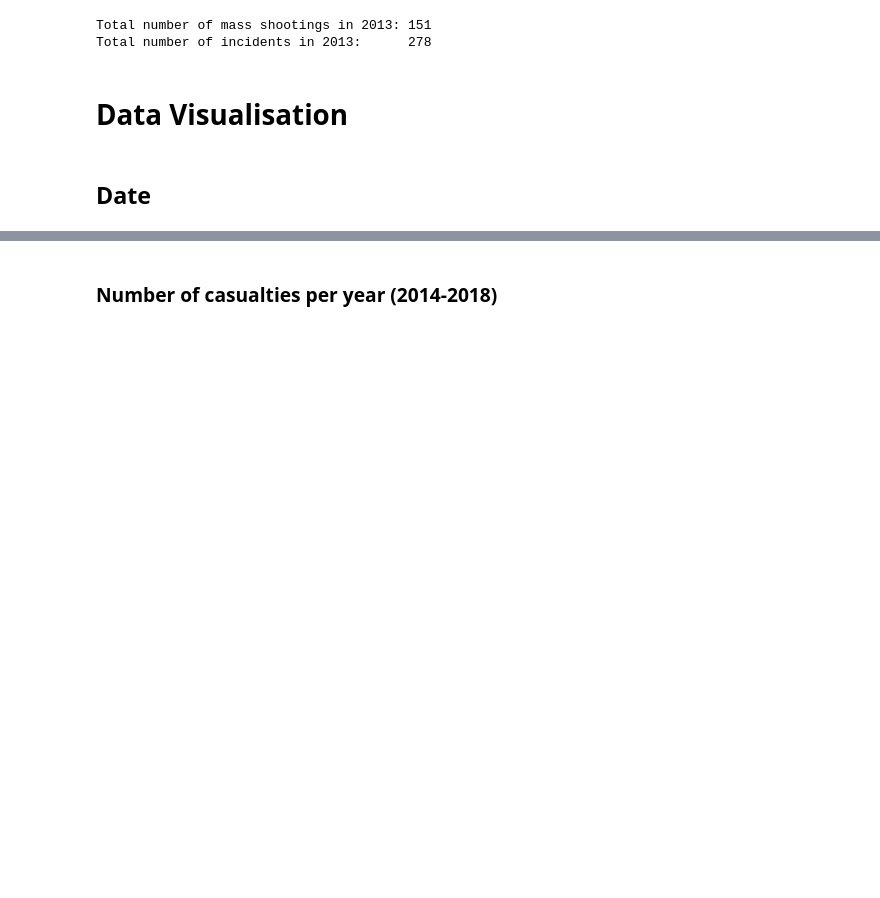
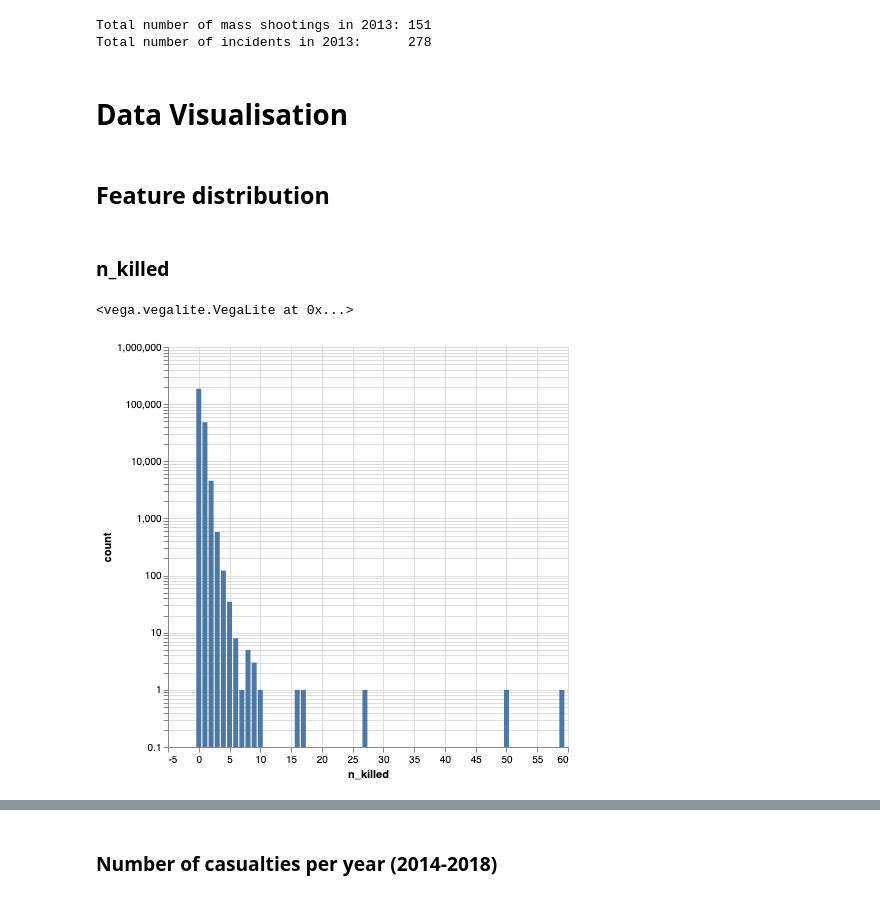
Before and after one commit to mideaconu/gun-violence, a Jupyter notebook: gun-violence.ipynb, the cells around one changed output, grey strips where cells are left out. Drawn from its saved outputs; the diff is of its cells as text; code cells hidden in the pictures; blank space fills up the shorter version.

```diff
--- a/gun-violence.ipynb
+++ b/gun-violence.ipynb
@@ -146,10 +172,10 @@ pd.date_range(start = '2014-01-01', end = '2018-03-31' ).difference(data.date)
 DatetimeIndex(['2015-04-21', '2016-06-17', '2017-01-24'], dtype='datetime64[ns]', freq=None)
 # %%
 # Convert participant info into Python data structures (dictionary/list)
-data[["suspect_name", "suspect_age", "suspect_age_group", "suspect_gender", "suspect_status", "n_suspects"]] = pd.DataFrame([[np.nan for _ in range(6)] for _ in range(data.shape[0])], index=data.index)
+df[["suspect_name", "suspect_age", "suspect_age_group", "suspect_gender", "suspect_status", "n_suspects"]] = pd.DataFrame([[np.nan for _ in range(6)] for _ in range(df.shape[0])], index=df.index)
 for col in ['gun_stolen', 'gun_type', 'participant_name', 'participant_age', 'participant_age_group', 'participant_gender', 'participant_relationship', 'participant_status', 'participant_type']:
-    data[col] = data[col].apply(de.split_into_dict)
-data['participant_age'] = data['participant_age'].apply(de.convert_vals_to_int)
-data['incident_characteristics'] = data['incident_characteristics'].apply(de.split_into_list)
+    df[col] = df[col].apply(de.split_into_dict)
+df['participant_age'] = df['participant_age'].apply(de.convert_vals_to_int)
+df['incident_characteristics'] = df['incident_characteristics'].apply(de.split_into_list)
 # %%
 age_groups = set(); statuses = set(); relationships = set()
@@ -177,14 +203,14 @@ print(" -- Victim-suspect relationships:\n" + str(relationships))
 # %%
-data_list = data.values
-data = de.populate_suspect_columns(data)
+df_list = df.values
+df = de.populate_suspect_columns(df)
 
-data["participant_type"] = data["participant_type"].apply(lambda x: de.replace_dict(x))
-data.rename(columns = {"participant_type": "n_victims"}, inplace = True)
-data.rename(columns = {"participant_relationshiop": "victim_suspect_relationship"}, inplace = True)
+df["participant_type"] = df["participant_type"].apply(lambda x: de.replace_dict(x))
+df.rename(columns = {"participant_type": "n_victims"}, inplace = True)
+df.rename(columns = {"participant_relationshiop": "victim_suspect_relationship"}, inplace = True)
 
 # Change the name of columns from participant_ to victim_
 for suffix in ["name", "age", "age_group", "gender", "relationship", "status"]:
-    data.rename(columns = {"participant_" + suffix: "victim_" + suffix}, inplace = True)
+    df.rename(columns = {"participant_" + suffix: "victim_" + suffix}, inplace = True)
 # %%
 # Function to remove house/street numbers from address
 def clean_unique_address(address):
@@ -234,4 +260,4 @@ There is a similarity of 0.95 between the following strings:
  1. 4300 block of Patton Road
  2. 3600 block of Batton Road
 # %%
-data['address'] = data['address'].apply(de.clean_address_string)
+df['address'] = df['address'].apply(de.clean_address_string)
@@ -252,12 +282,14 @@ Total number of mass shootings in 2013: 151
 Total number of incidents in 2013:      278
 # %%
 # Create a mass shooting dataset for further analysis an remove the 2013 incidents from the dataset
-mass_shootings = data[(data["n_killed"] + data["n_injured"] - data["n_suspects"]) >= 4]
-data = data[data["date"].dt.year != 2013]
+mass_shootings = df[(df["n_killed"] + df["n_injured"] - df["n_suspects"]) >= 4]
+df = df[df["date"].dt.year != 2013]
 # %% [markdown]
 # Data Visualisation
+# %% [markdown]
+## Feature distribution
 # %% [markdown]
-## Date
+### n_killed
 # %%
 import matplotlib as mpl
 import matplotlib.pyplot as plt
@@ -272,3 +304,15 @@ import altair as alt
 alt.renderers.enable('notebook')
 
 mpl.style.use('default')
+# %%
+death_stats = df.groupby("n_killed").count().reset_index().loc[:, ["n_killed", "date"]]
+death_stats.columns = ["n_killed", "count"]
+
+alt.Chart(death_stats).mark_bar().encode(
+    alt.X("n_killed"),
+    alt.Y("count", scale=alt.Scale(padding=1, type="log")),
+    alt.Tooltip('count')
+).interactive().properties(height=400)
+# %% [output]
+<vega.vegalite.VegaLite at 0x...>
+[figure, added]
```
Also changed, not shown: parts of 58 cells of this notebook.
